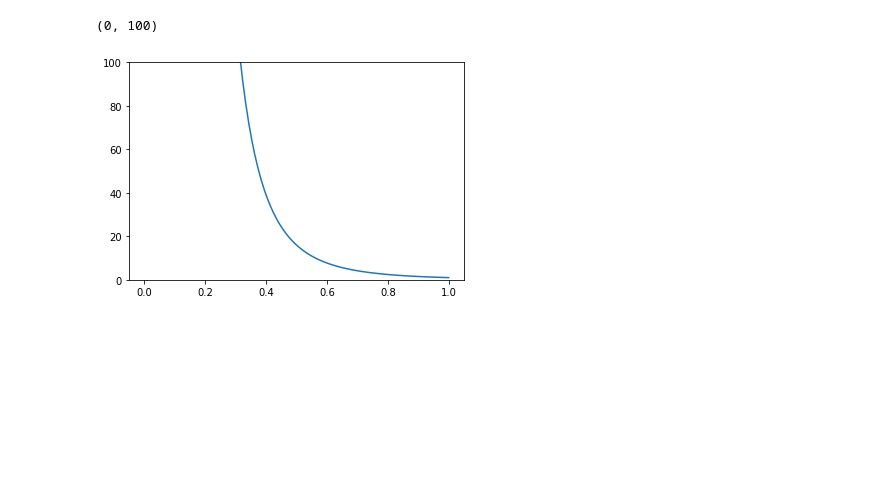
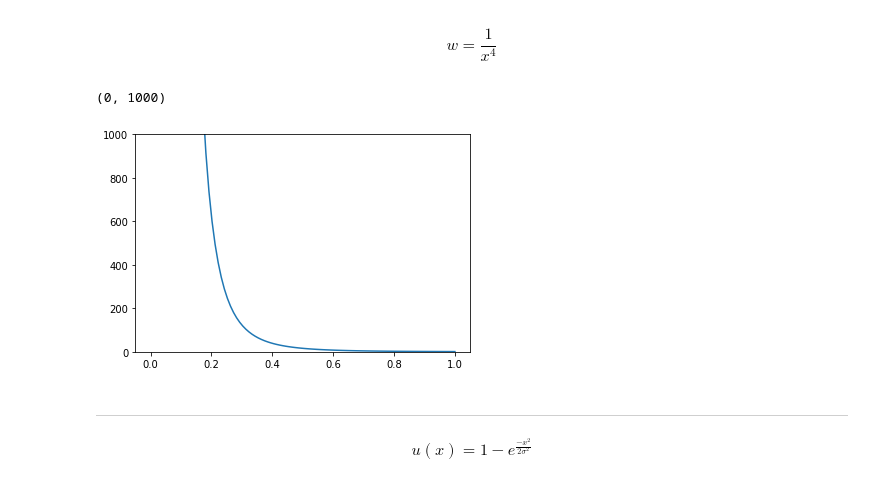
Before and after one commit to Cyanlin0104/ThesisSimulation, a Jupyter notebook: Functions.ipynb, the cells around one changed output. Saved outputs shown, nothing was run; the diff lists cells and outputs as text; code cells hidden in the pictures; blank space fills up the shorter version.

```diff
--- a/Functions.ipynb
+++ b/Functions.ipynb
@@ -6,12 +4,18 @@ w = lambda x : 1.0 / (x**4)
+# %% [markdown]
+$$  w = \frac{1}{x^4} $$
 # %%
+w = lambda x : 1.0 / (x**4)
 d = np.linspace(1e-5, 1, 100)
 
 fig, axes = plt.subplots()
 axes.plot(d, w(d))
-axes.set_ylim([0, 100])
+axes.set_ylim([0, 1000])
 # %% [output]
-(0, 100)
+(0, 1000)
-[figure, old version]
+[figure, new version]
+# %% [markdown]
+---
+$$ u(x) = 1 - e^{\frac{-x^2}{2\sigma^2}} $$
 # %%
 sigma = 0.01
 def u(x_dot):
```
Also changed, not shown: parts of 9 cells of this notebook, 9 other files.
